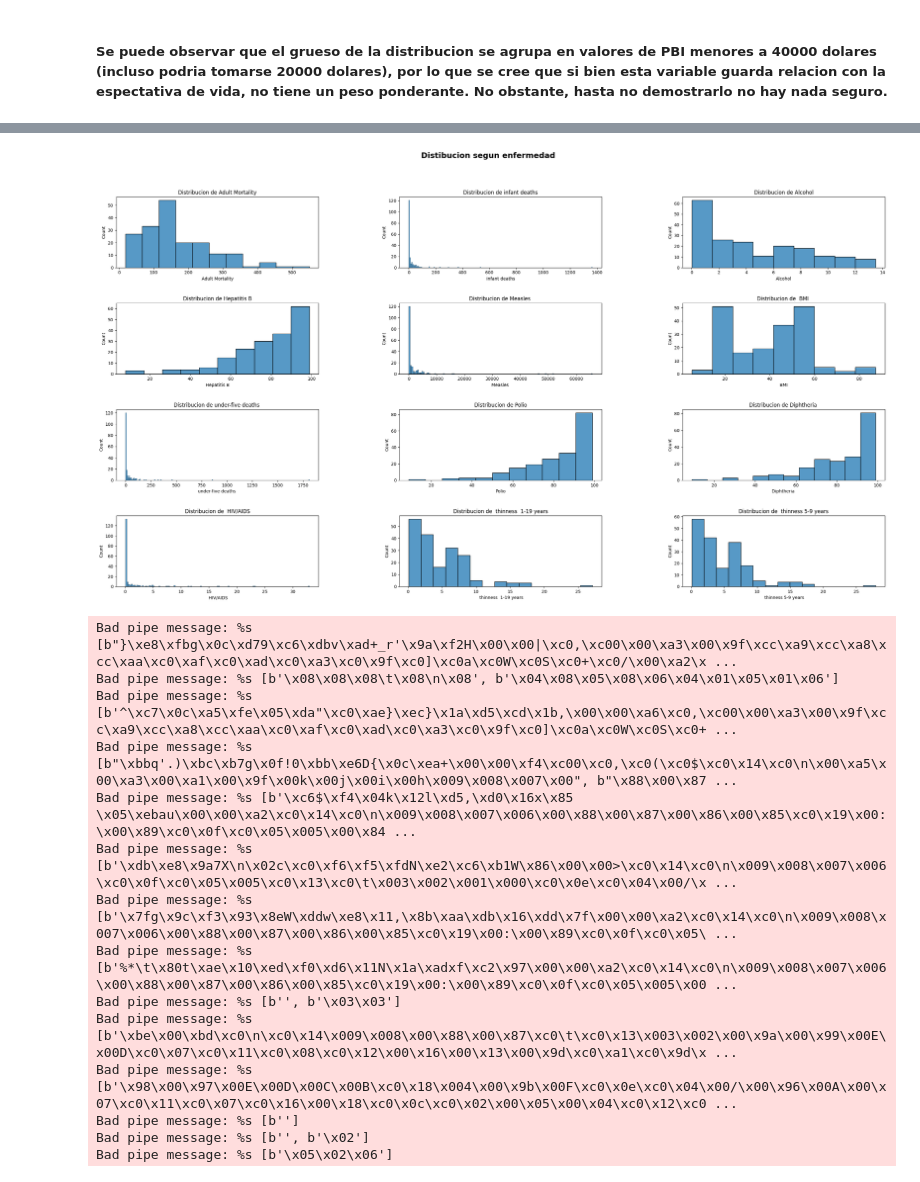
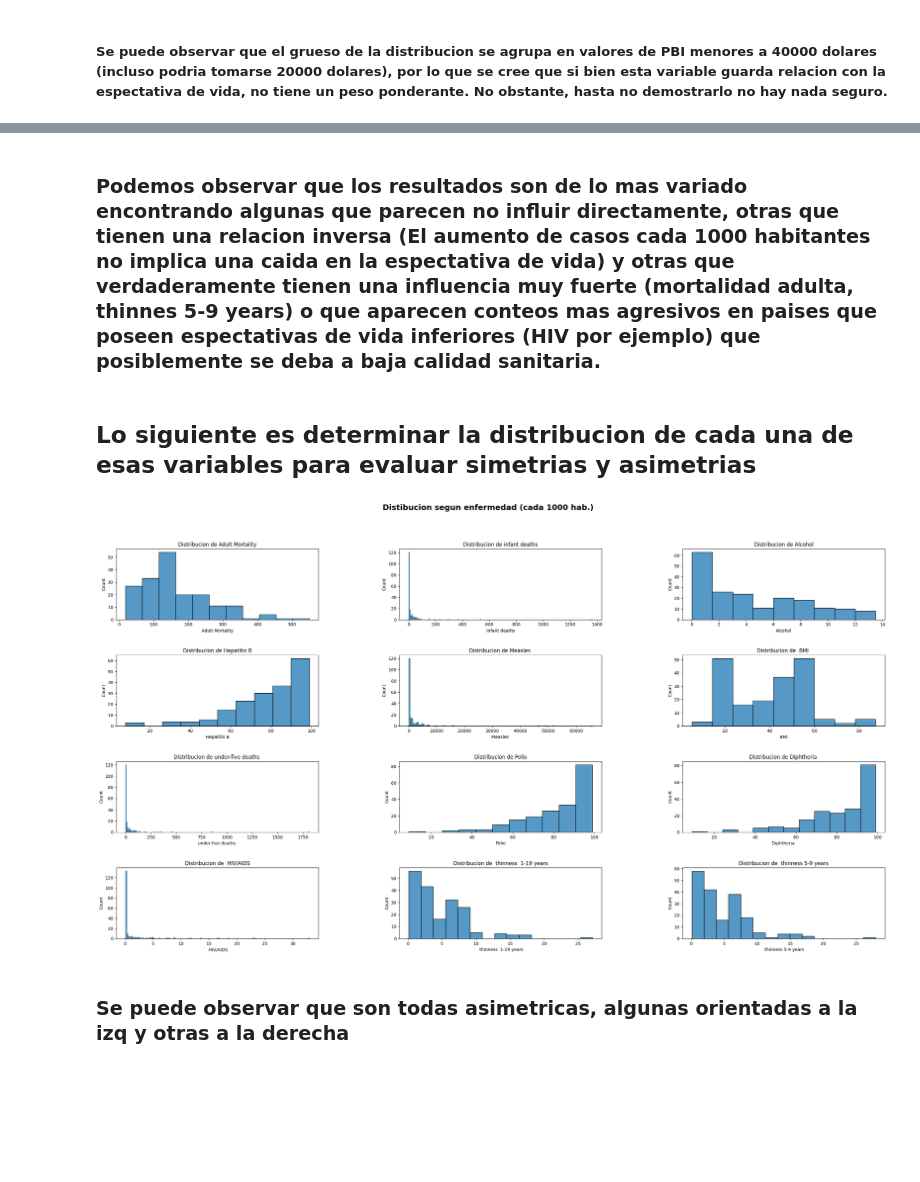
Before and after one commit to FernandoRamirez298/Data-Science-101, a Jupyter notebook: Entregas/Entrega_3/ProyectoDS_Parte1_Ramirez.ipynb, the cells around one changed output, grey strips where cells are left out. Cells and saved outputs as stored; diff of their text form; code cells hidden in the pictures; blank space fills up the shorter version.

```diff
--- a/Entregas/Entrega_3/ProyectoDS_Parte1_Ramirez.ipynb
+++ b/Entregas/Entrega_3/ProyectoDS_Parte1_Ramirez.ipynb
@@ -246,27 +240,19 @@ for i in vars2:
+# %% [markdown]
+### Podemos observar que los resultados son de lo mas variado encontrando algunas que parecen no influir directamente, otras que tienen una relacion inversa (El aumento de casos cada 1000 habitantes no implica una caida en la espectativa de vida) y otras que verdaderamente tienen una influencia muy fuerte (mortalidad adulta, thinnes 5-9 years) o que aparecen conteos mas agresivos en paises que poseen espectativas de vida inferiores (HIV por ejemplo) que posiblemente se deba a baja calidad sanitaria.
+# %% [markdown]
+## Lo siguiente es determinar la distribucion de cada una de esas variables para evaluar simetrias y asimetrias
 # %%
 cont = 0
 fig = plt.figure(figsize=[32,24])
-fig.suptitle('Distibucion segun enfermedad', fontsize=18, fontweight='bold')
+fig.suptitle('Distibucion segun enfermedad (cada 1000 hab.)', fontsize=18, fontweight='bold')
 fig.subplots_adjust(top=0.92);
 fig.subplots_adjust(hspace=0.5, wspace=0.4);
 vars2 = ['Adult Mortality', 'infant deaths', 'Alcohol', 'Hepatitis B', 'Measles ',' BMI ', 'under-five deaths ', 'Polio','Diphtheria ', ' HIV/AIDS',' thinness  1-19 years', ' thinness 5-9 years']
 for i in vars2:
     cont = cont + 1
     ax = fig.add_subplot(6, 3, cont).set_title(f'Distribucion de {vars2[cont-1]}')
     ax = sns.histplot(x= df_agrupado[i])
 # %% [output]
-[figure, old version]
+[figure, new version]
-Bad pipe message: %s [b"}\xe8\xfbg\x0c\xd79\xc6\xdbv\xad+_r'\x9a\xf2H\x00\x00|\xc0,\xc00\x00\xa3\x00\x9f\xcc\xa9\xcc\xa8\xcc\xaa\xc0\xaf\xc0\xad\xc0\xa3\xc0\x9f\xc0]\xc0a\xc0W\xc0S\xc0+\xc0/\x00\xa2\x ...
-Bad pipe message: %s [b'\x08\x08\x08\t\x08\n\x08', b'\x04\x08\x05\x08\x06\x04\x01\x05\x01\x06']
-Bad pipe message: %s [b'^\xc7\x0c\xa5\xfe\x05\xda"\xc0\xae}\xec}\x1a\xd5\xcd\x1b,\x00\x00\xa6\xc0,\xc00\x00\xa3\x00\x9f\xcc\xa9\xcc\xa8\xcc\xaa\xc0\xaf\xc0\xad\xc0\xa3\xc0\x9f\xc0]\xc0a\xc0W\xc0S\xc0+ ...
-Bad pipe message: %s [b"\xbbq'.)\xbc\xb7g\x0f!0\xbb\xe6D{\x0c\xea+\x00\x00\xf4\xc00\xc0,\xc0(\xc0$\xc0\x14\xc0\n\x00\xa5\x00\xa3\x00\xa1\x00\x9f\x00k\x00j\x00i\x00h\x009\x008\x007\x00", b"\x88\x00\x87 ...
-Bad pipe message: %s [b'\xc6$\xf4\x04k\x12l\xd5,\xd0\x16x\x85 \x05\xebau\x00\x00\xa2\xc0\x14\xc0\n\x009\x008\x007\x006\x00\x88\x00\x87\x00\x86\x00\x85\xc0\x19\x00:\x00\x89\xc0\x0f\xc0\x05\x005\x00\x84 ...
-Bad pipe message: %s [b'\xdb\xe8\x9a7X\n\x02c\xc0\xf6\xf5\xfdN\xe2\xc6\xb1W\x86\x00\x00>\xc0\x14\xc0\n\x009\x008\x007\x006\xc0\x0f\xc0\x05\x005\xc0\x13\xc0\t\x003\x002\x001\x000\xc0\x0e\xc0\x04\x00/\x ...
-Bad pipe message: %s [b'\x7fg\x9c\xf3\x93\x8eW\xddw\xe8\x11,\x8b\xaa\xdb\x16\xdd\x7f\x00\x00\xa2\xc0\x14\xc0\n\x009\x008\x007\x006\x00\x88\x00\x87\x00\x86\x00\x85\xc0\x19\x00:\x00\x89\xc0\x0f\xc0\x05\ ...
-Bad pipe message: %s [b'%*\t\x80t\xae\x10\xed\xf0\xd6\x11N\x1a\xadxf\xc2\x97\x00\x00\xa2\xc0\x14\xc0\n\x009\x008\x007\x006\x00\x88\x00\x87\x00\x86\x00\x85\xc0\x19\x00:\x00\x89\xc0\x0f\xc0\x05\x005\x00 ...
-Bad pipe message: %s [b'', b'\x03\x03']
-Bad pipe message: %s [b'\xbe\x00\xbd\xc0\n\xc0\x14\x009\x008\x00\x88\x00\x87\xc0\t\xc0\x13\x003\x002\x00\x9a\x00\x99\x00E\x00D\xc0\x07\xc0\x11\xc0\x08\xc0\x12\x00\x16\x00\x13\x00\x9d\xc0\xa1\xc0\x9d\x ...
-Bad pipe message: %s [b'\x98\x00\x97\x00E\x00D\x00C\x00B\xc0\x18\x004\x00\x9b\x00F\xc0\x0e\xc0\x04\x00/\x00\x96\x00A\x00\x07\xc0\x11\xc0\x07\xc0\x16\x00\x18\xc0\x0c\xc0\x02\x00\x05\x00\x04\xc0\x12\xc0 ...
-Bad pipe message: %s [b'']
-Bad pipe message: %s [b'', b'\x02']
-Bad pipe message: %s [b'\x05\x02\x06']
+# %% [markdown]
+### Se puede observar que son todas asimetricas, algunas orientadas a la izq y otras a la derecha
```
Also changed, not shown: parts of 3 cells of this notebook.
